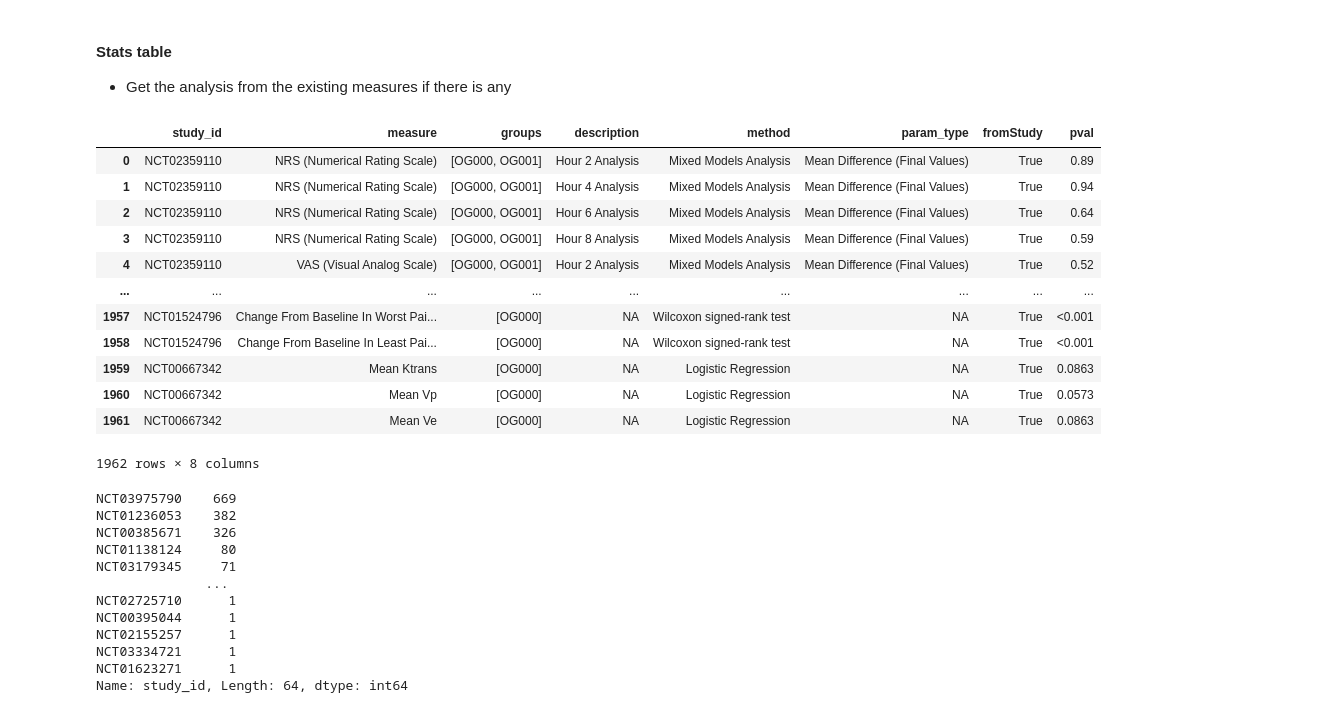
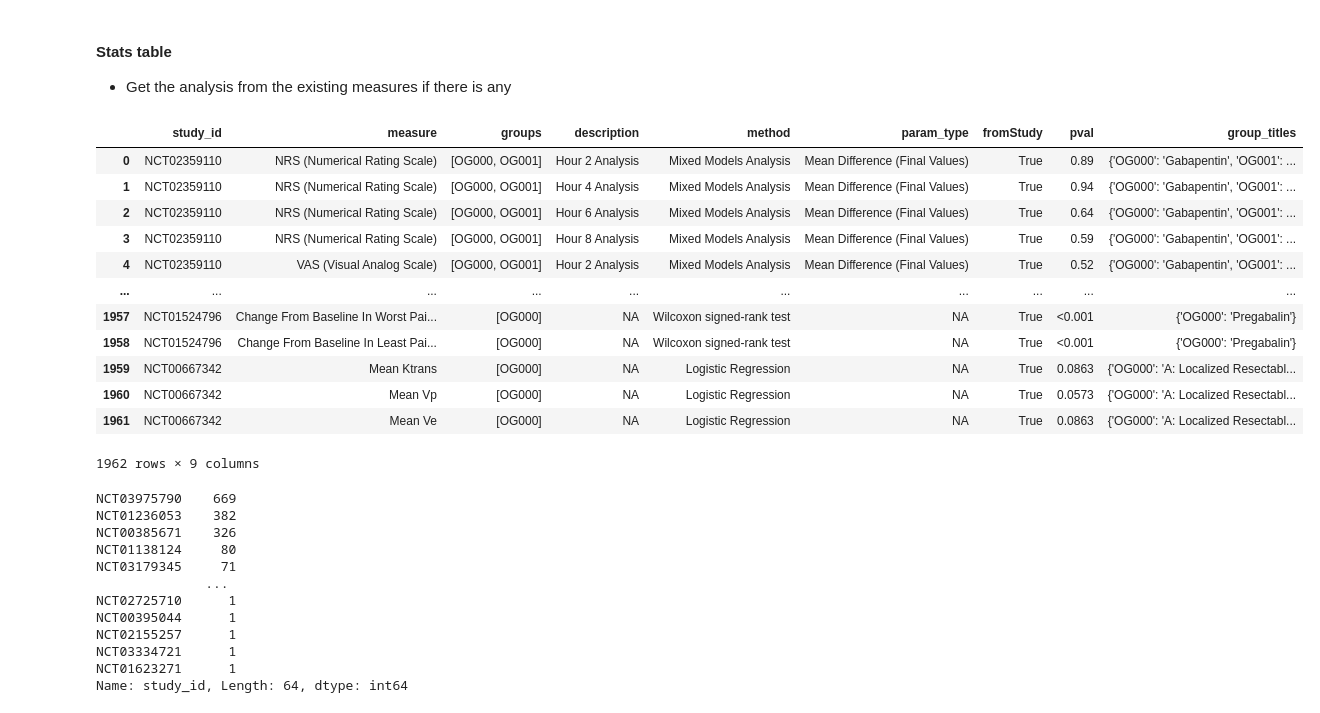
Before and after one commit to porterehunley/drugprocessing, a Jupyter notebook: ClincalTrialsPlayground.ipynb, the cells around one changed output. Saved outputs shown, nothing was run; the diff lists cells and outputs as text; code cells hidden in the pictures.

Commit message:
study purity and others

```diff
--- a/ClincalTrialsPlayground.ipynb
+++ b/ClincalTrialsPlayground.ipynb
@@ -588,47 +597,55 @@ the study
 def create_analytics_table(studies):
     outcome_modules = get_outcome_modules(studies)
     df = {
         'study_id': [],
         'measure': [],
         'groups': [],
         'description': [], # may or may not be the outcome title
         'method': [],
         'param_type': [],
         'fromStudy': [],
-        'pval': []
+        'pval': [],
+        'group_titles': []
     }
 
     for i, module in enumerate(outcome_modules):
         study_id = studies[i]['Study']['ProtocolSection']['IdentificationModule']['NCTId']
         for measure in module['OutcomeMeasureList']['OutcomeMeasure']:
+            group_to_title = {}
+            for group in measure.get('OutcomeGroupList', {'OutcomeGroup': []})['OutcomeGroup']:
+                if group['OutcomeGroupId'] not in group_to_title:
+                    group_to_title[group['OutcomeGroupId']] = 'NA'
+                group_to_title[group['OutcomeGroupId']] = group.get('OutcomeGroupTitle', 'NA')
+
             measure_title = measure.get('OutcomeMeasureTitle', 'NA')
             for stat in measure.get('OutcomeAnalysisList', {'OutcomeAnalysis': []})['OutcomeAnalysis']:
                 df['study_id'].append(study_id)
                 df['measure'].append(measure_title)
                 df['groups'].append(stat.get('OutcomeAnalysisGroupIdList', {'OutcomeAnalysisGroupId': []})['OutcomeAnalysisGroupId'])
                 df['description'].append(stat.get('OutcomeAnalysisGroupDescription', 'NA'))
                 df['method'].append(stat.get('OutcomeAnalysisStatisticalMethod', 'NA'))
                 df['param_type'].append(stat.get('OutcomeAnalysisParamType', 'NA'))
                 df['fromStudy'].append(True)
                 df['pval'].append(stat.get('OutcomeAnalysisPValue', 'NA'))
+                df['group_titles'].append(dict([(g, group_to_title.get(g, 'NA')) for g in stat.get('OutcomeAnalysisGroupIdList', {'OutcomeAnalysisGroupId': []})['OutcomeAnalysisGroupId']]))
     return df
 
 analytics = pd.DataFrame.from_dict(create_analytics_table(studies))
 analytics
 # %% [output]
-|  | study_id | measure | groups | description | method | param_type | fromStudy | pval |
-| 0 | NCT02359110 | NRS (Numerical Rating Scale) | [OG000, OG001] | Hour 2 Analysis | Mixed Models Analysis | Mean Difference (Final Values) | True | 0.89 |
-| 1 | NCT02359110 | NRS (Numerical Rating Scale) | [OG000, OG001] | Hour 4 Analysis | Mixed Models Analysis | Mean Difference (Final Values) | True | 0.94 |
-| 2 | NCT02359110 | NRS (Numerical Rating Scale) | [OG000, OG001] | Hour 6 Analysis | Mixed Models Analysis | Mean Difference (Final Values) | True | 0.64 |
-| 3 | NCT02359110 | NRS (Numerical Rating Scale) | [OG000, OG001] | Hour 8 Analysis | Mixed Models Analysis | Mean Difference (Final Values) | True | 0.59 |
-| 4 | NCT02359110 | VAS (Visual Analog Scale) | [OG000, OG001] | Hour 2 Analysis | Mixed Models Analysis | Mean Difference (Final Values) | True | 0.52 |
-| ... | ... | ... | ... | ... | ... | ... | ... | ... |
-| 1957 | NCT01524796 | Change From Baseline In Worst Pai... | [OG000] | NA | Wilcoxon signed-rank test | NA | True | <0.001 |
-| 1958 | NCT01524796 | Change From Baseline In Least Pai... | [OG000] | NA | Wilcoxon signed-rank test | NA | True | <0.001 |
-| 1959 | NCT00667342 | Mean Ktrans | [OG000] | NA | Logistic Regression | NA | True | 0.0863 |
-| 1960 | NCT00667342 | Mean Vp | [OG000] | NA | Logistic Regression | NA | True | 0.0573 |
-| 1961 | NCT00667342 | Mean Ve | [OG000] | NA | Logistic Regression | NA | True | 0.0863 |
+|  | study_id | measure | groups | description | method | param_type | fromStudy | pval | group_titles |
+| 0 | NCT02359110 | NRS (Numerical Rating Scale) | [OG000, OG001] | Hour 2 Analysis | Mixed Models Analysis | Mean Difference (Final Values) | True | 0.89 | {'OG000': 'Gabapentin', 'OG001': ... |
+| 1 | NCT02359110 | NRS (Numerical Rating Scale) | [OG000, OG001] | Hour 4 Analysis | Mixed Models Analysis | Mean Difference (Final Values) | True | 0.94 | {'OG000': 'Gabapentin', 'OG001': ... |
+| 2 | NCT02359110 | NRS (Numerical Rating Scale) | [OG000, OG001] | Hour 6 Analysis | Mixed Models Analysis | Mean Difference (Final Values) | True | 0.64 | {'OG000': 'Gabapentin', 'OG001': ... |
+| 3 | NCT02359110 | NRS (Numerical Rating Scale) | [OG000, OG001] | Hour 8 Analysis | Mixed Models Analysis | Mean Difference (Final Values) | True | 0.59 | {'OG000': 'Gabapentin', 'OG001': ... |
+| 4 | NCT02359110 | VAS (Visual Analog Scale) | [OG000, OG001] | Hour 2 Analysis | Mixed Models Analysis | Mean Difference (Final Values) | True | 0.52 | {'OG000': 'Gabapentin', 'OG001': ... |
+| ... | ... | ... | ... | ... | ... | ... | ... | ... | ... |
+| 1957 | NCT01524796 | Change From Baseline In Worst Pai... | [OG000] | NA | Wilcoxon signed-rank test | NA | True | <0.001 | {'OG000': 'Pregabalin'} |
+| 1958 | NCT01524796 | Change From Baseline In Least Pai... | [OG000] | NA | Wilcoxon signed-rank test | NA | True | <0.001 | {'OG000': 'Pregabalin'} |
+| 1959 | NCT00667342 | Mean Ktrans | [OG000] | NA | Logistic Regression | NA | True | 0.0863 | {'OG000': 'A: Localized Resectabl... |
+| 1960 | NCT00667342 | Mean Vp | [OG000] | NA | Logistic Regression | NA | True | 0.0573 | {'OG000': 'A: Localized Resectabl... |
+| 1961 | NCT00667342 | Mean Ve | [OG000] | NA | Logistic Regression | NA | True | 0.0863 | {'OG000': 'A: Localized Resectabl... |
-1962 rows × 8 columns
+1962 rows × 9 columns
 # %%
 analytics['study_id'].value_counts()
 # %% [output]
```
Also changed, not shown: parts of 81 cells of this notebook.
